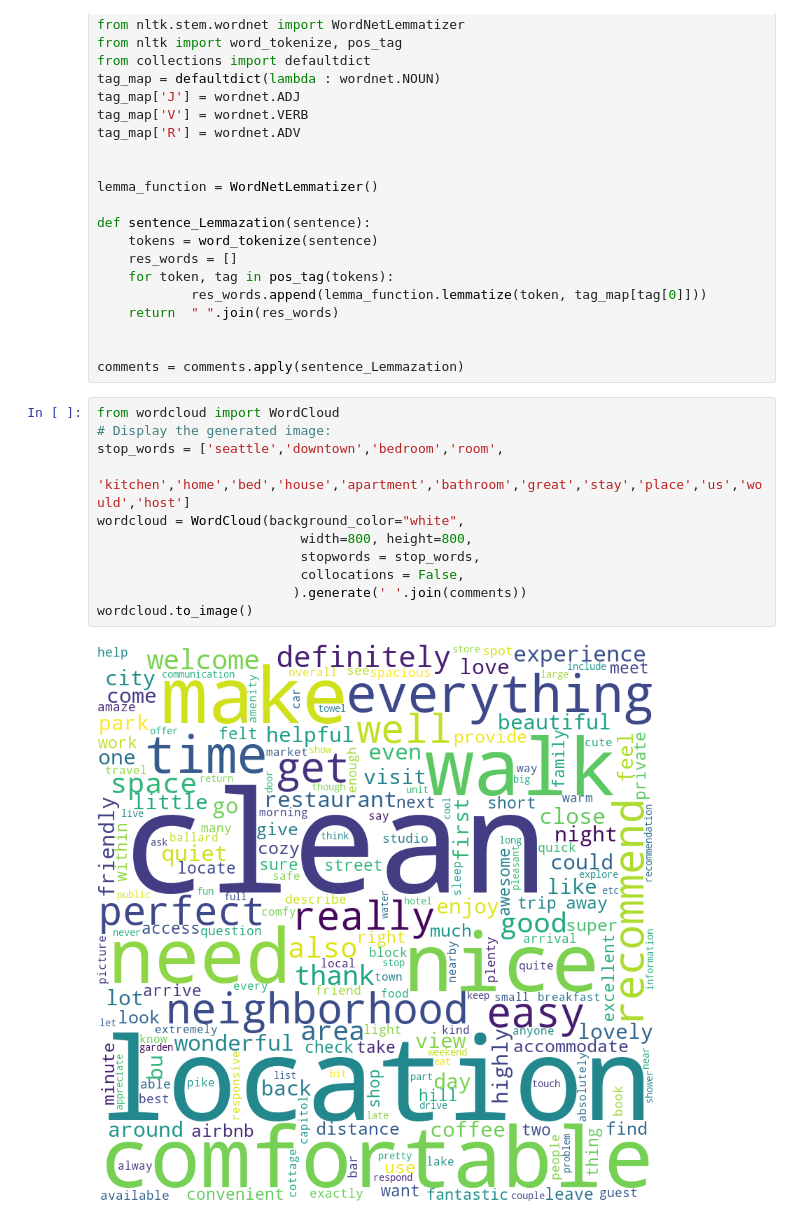
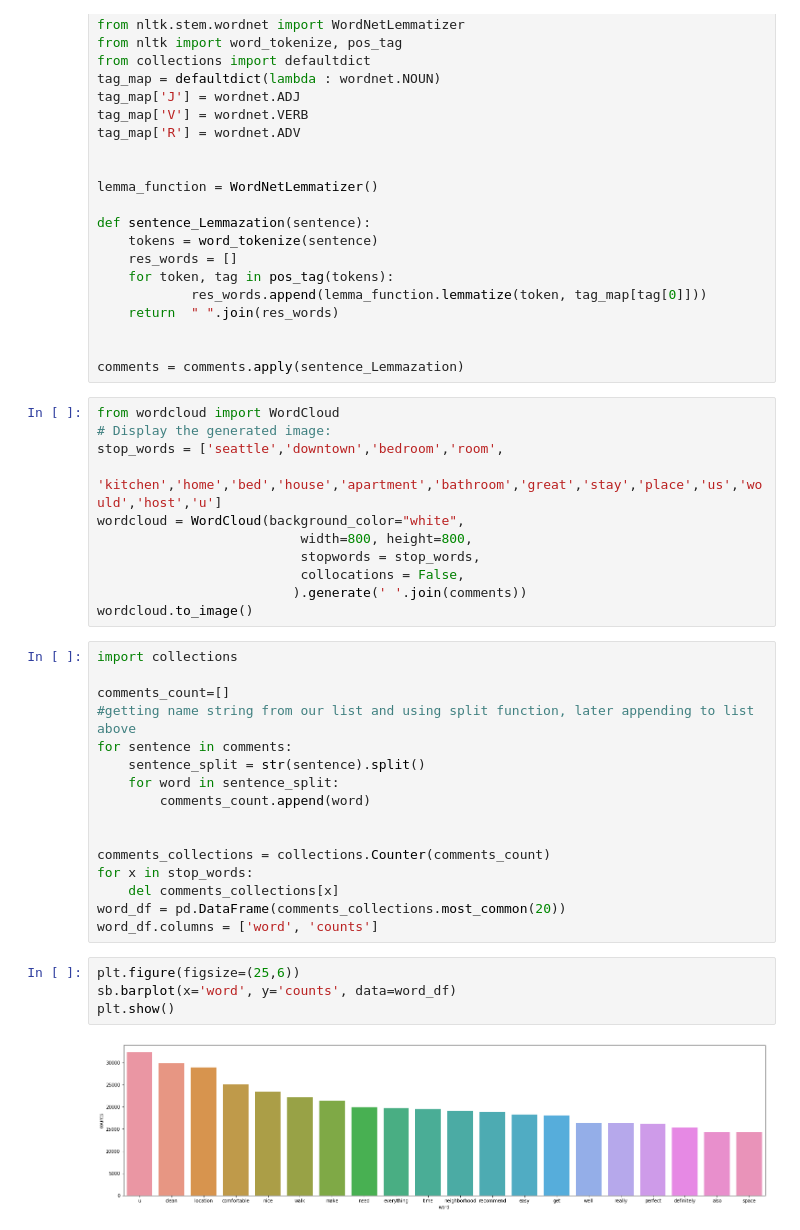
Before and after one commit to wjingyao/1015, a Jupyter notebook: Airbnb.ipynb, the cells around one changed output. Saved outputs shown, nothing was run; the diff lists cells and outputs as text.

Commit message:
add words count plt
add words count plt

```diff
--- a/Airbnb.ipynb
+++ b/Airbnb.ipynb
@@ -458,12 +441,32 @@ comments = comments.apply(sentence_Lemmazation)
 from wordcloud import WordCloud
 # Display the generated image:
 stop_words = ['seattle','downtown','bedroom','room',
-              'kitchen','home','bed','house','apartment','bathroom','great','stay','place','us','would','host']
+              'kitchen','home','bed','house','apartment','bathroom','great','stay','place','us','would','host','u']
 wordcloud = WordCloud(background_color="white",
                           width=800, height=800,
                           stopwords = stop_words,
                           collocations = False,
                          ).generate(' '.join(comments))
 wordcloud.to_image()
-# %% [output]
-[figure, removed]
+# %%
+import collections
+
+comments_count=[]
+#getting name string from our list and using split function, later appending to list above
+for sentence in comments:
+    sentence_split = str(sentence).split()
+    for word in sentence_split:
+        comments_count.append(word)
+
+
+comments_collections = collections.Counter(comments_count)
+for x in stop_words:
+    del comments_collections[x]
+word_df = pd.DataFrame(comments_collections.most_common(20))
+word_df.columns = ['word', 'counts']
+# %%
+plt.figure(figsize=(25,6))
+sb.barplot(x='word', y='counts', data=word_df)
+plt.show()
+# %% [output]
+[figure, added]
```
Also changed, not shown: parts of 8 cells of this notebook.
